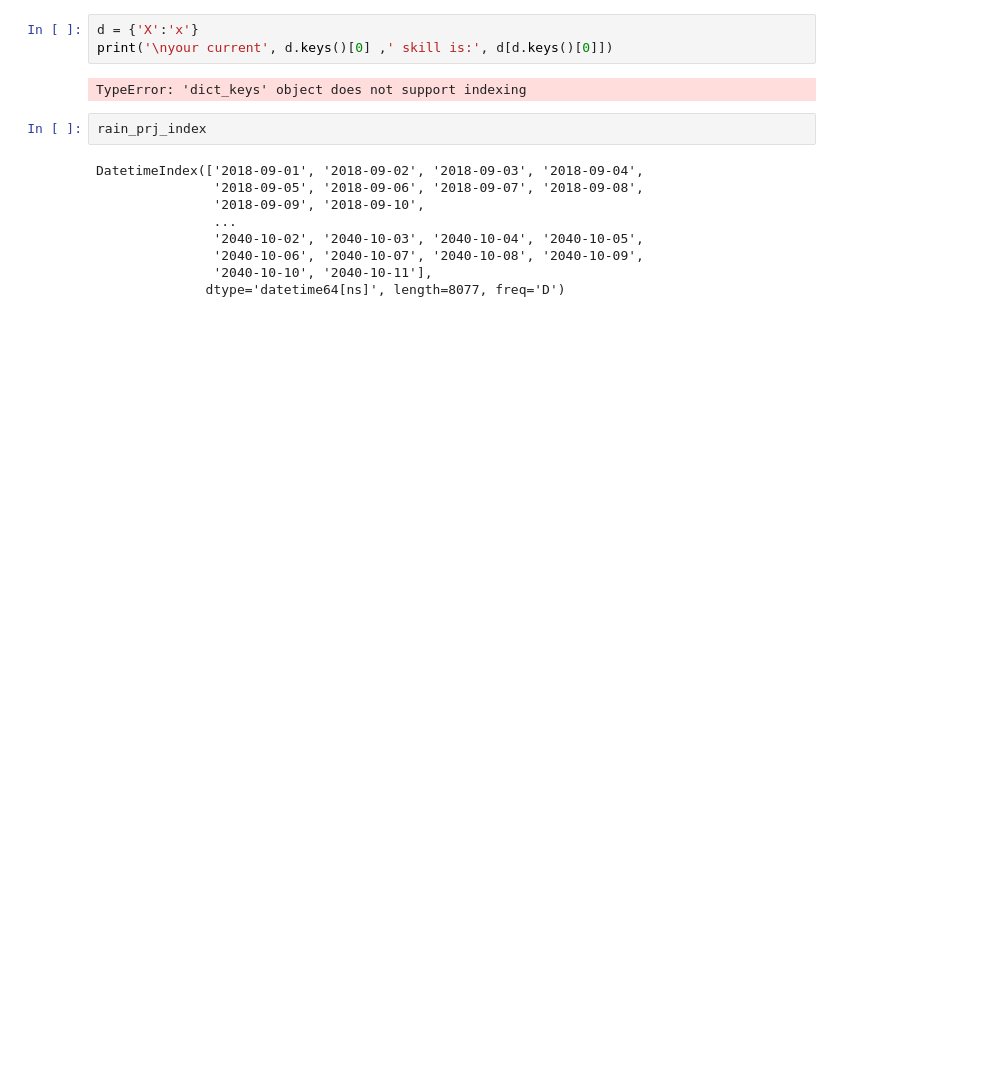
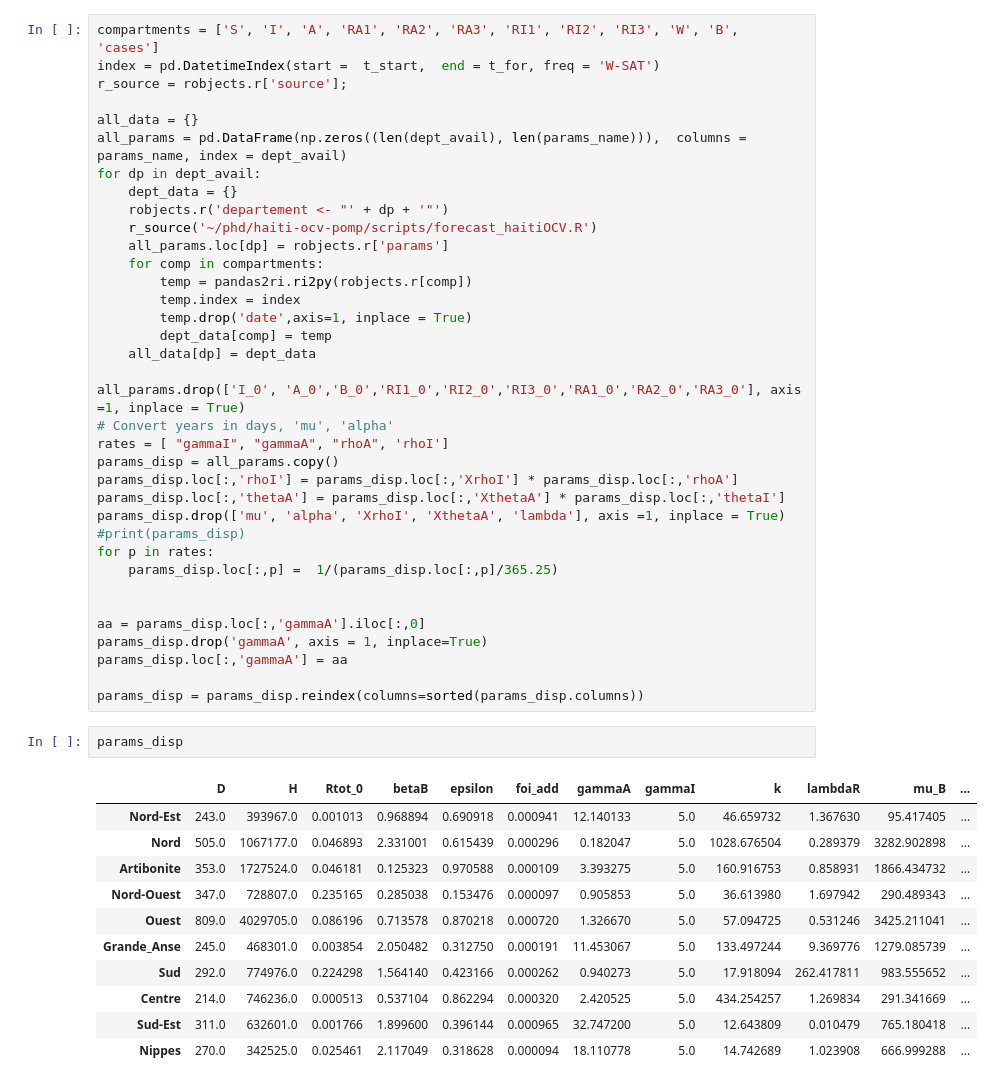
Before and after one commit to jcblemai/haiti-mass-ocv-campaign, a Jupyter notebook: forecast.ipynb, the cells around one changed output. Saved outputs shown, nothing was run; the diff lists cells and outputs as text; blank space fills up the shorter version.

Commit message:
Now good print of parameter, and display of forecast

```diff
--- a/forecast.ipynb
+++ b/forecast.ipynb
@@ -90,16 +62,50 @@ LookupError: 'pwd' not found
-# %%
-d = {'X':'x'}
-print('\nyour current', d.keys()[0] ,' skill is:', d[d.keys()[0]])
-# %% [output]
-TypeError: 'dict_keys' object does not support indexing
-# %%
-rain_prj_index
-# %% [output]
-DatetimeIndex(['2018-09-01', '2018-09-02', '2018-09-03', '2018-09-04',
-               '2018-09-05', '2018-09-06', '2018-09-07', '2018-09-08',
-               '2018-09-09', '2018-09-10',
-               ...
-               '2040-10-02', '2040-10-03', '2040-10-04', '2040-10-05',
-               '2040-10-06', '2040-10-07', '2040-10-08', '2040-10-09',
-               '2040-10-10', '2040-10-11'],
-              dtype='datetime64[ns]', length=8077, freq='D')
+# %%
+compartments = ['S', 'I', 'A', 'RA1', 'RA2', 'RA3', 'RI1', 'RI2', 'RI3', 'W', 'B', 'cases']
+index = pd.DatetimeIndex(start =  t_start,  end = t_for, freq = 'W-SAT')
+r_source = robjects.r['source'];
+
+all_data = {}
+all_params = pd.DataFrame(np.zeros((len(dept_avail), len(params_name))),  columns = params_name, index = dept_avail)
+for dp in dept_avail:
+    dept_data = {}
+    robjects.r('departement <- "' + dp + '"')
+    r_source('~/phd/haiti-ocv-pomp/scripts/forecast_haitiOCV.R')
+    all_params.loc[dp] = robjects.r['params']
+    for comp in compartments:
+        temp = pandas2ri.ri2py(robjects.r[comp])
+        temp.index = index
+        temp.drop('date',axis=1, inplace = True)
+        dept_data[comp] = temp
+    all_data[dp] = dept_data
+
+all_params.drop(['I_0', 'A_0','B_0','RI1_0','RI2_0','RI3_0','RA1_0','RA2_0','RA3_0'], axis =1, inplace = True)
+# Convert years in days, 'mu', 'alpha'
+rates = [ "gammaI", "gammaA", "rhoA", 'rhoI']
+params_disp = all_params.copy()
+params_disp.loc[:,'rhoI'] = params_disp.loc[:,'XrhoI'] * params_disp.loc[:,'rhoA']
+params_disp.loc[:,'thetaA'] = params_disp.loc[:,'XthetaA'] * params_disp.loc[:,'thetaI']
+params_disp.drop(['mu', 'alpha', 'XrhoI', 'XthetaA', 'lambda'], axis =1, inplace = True)
+#print(params_disp)
+for p in rates:
+    params_disp.loc[:,p] =  1/(params_disp.loc[:,p]/365.25)
+
+
+aa = params_disp.loc[:,'gammaA'].iloc[:,0]
+params_disp.drop('gammaA', axis = 1, inplace=True)
+params_disp.loc[:,'gammaA'] = aa
+
+params_disp = params_disp.reindex(columns=sorted(params_disp.columns))
+# %%
+params_disp
+# %% [output]
+|  | D | H | Rtot_0 | betaB | epsilon | foi_add | gammaA | gammaI | k | lambdaR | mu_B | ... |
+| Nord-Est | 243.0 | 393967.0 | 0.001013 | 0.968894 | 0.690918 | 0.000941 | 12.140133 | 5.0 | 46.659732 | 1.367630 | 95.417405 | ... |
+| Nord | 505.0 | 1067177.0 | 0.046893 | 2.331001 | 0.615439 | 0.000296 | 0.182047 | 5.0 | 1028.676504 | 0.289379 | 3282.902898 | ... |
+| Artibonite | 353.0 | 1727524.0 | 0.046181 | 0.125323 | 0.970588 | 0.000109 | 3.393275 | 5.0 | 160.916753 | 0.858931 | 1866.434732 | ... |
+| Nord-Ouest | 347.0 | 728807.0 | 0.235165 | 0.285038 | 0.153476 | 0.000097 | 0.905853 | 5.0 | 36.613980 | 1.697942 | 290.489343 | ... |
+| Ouest | 809.0 | 4029705.0 | 0.086196 | 0.713578 | 0.870218 | 0.000720 | 1.326670 | 5.0 | 57.094725 | 0.531246 | 3425.211041 | ... |
+| Grande_Anse | 245.0 | 468301.0 | 0.003854 | 2.050482 | 0.312750 | 0.000191 | 11.453067 | 5.0 | 133.497244 | 9.369776 | 1279.085739 | ... |
+| Sud | 292.0 | 774976.0 | 0.224298 | 1.564140 | 0.423166 | 0.000262 | 0.940273 | 5.0 | 17.918094 | 262.417811 | 983.555652 | ... |
+| Centre | 214.0 | 746236.0 | 0.000513 | 0.537104 | 0.862294 | 0.000320 | 2.420525 | 5.0 | 434.254257 | 1.269834 | 291.341669 | ... |
+| Sud-Est | 311.0 | 632601.0 | 0.001766 | 1.899600 | 0.396144 | 0.000965 | 32.747200 | 5.0 | 12.643809 | 0.010479 | 765.180418 | ... |
+| Nippes | 270.0 | 342525.0 | 0.025461 | 2.117049 | 0.318628 | 0.000094 | 18.110778 | 5.0 | 14.742689 | 1.023908 | 666.999288 | ... |
```
Also changed, not shown: parts of 10 cells of this notebook, 3 other files.
